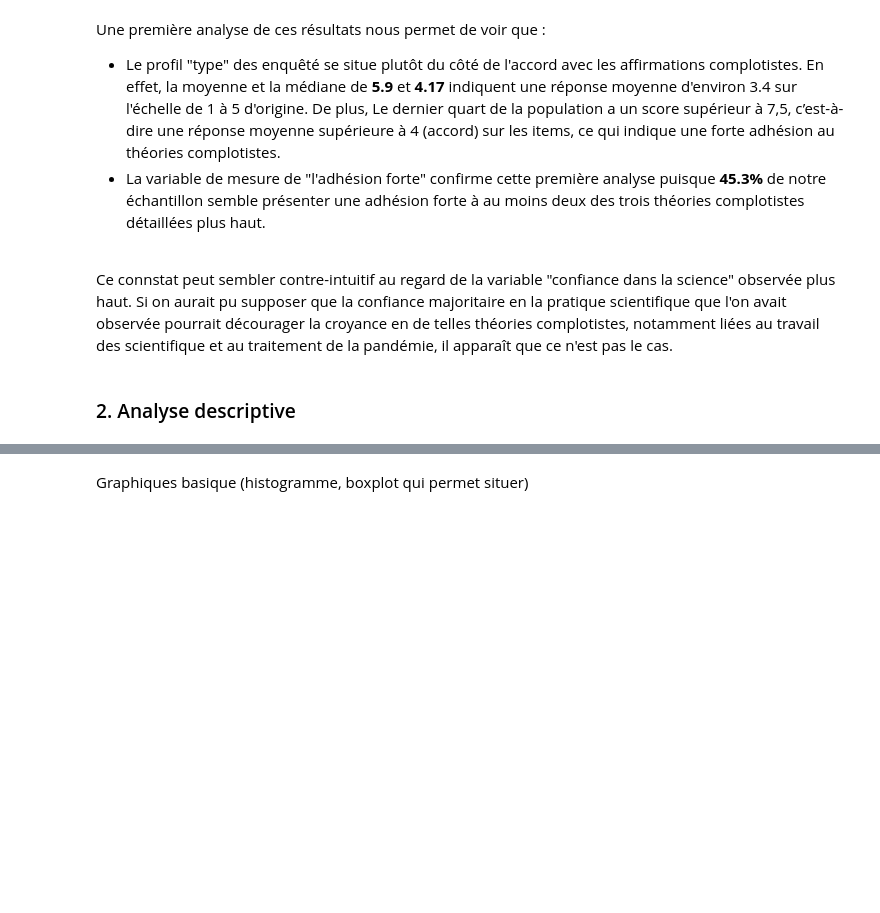
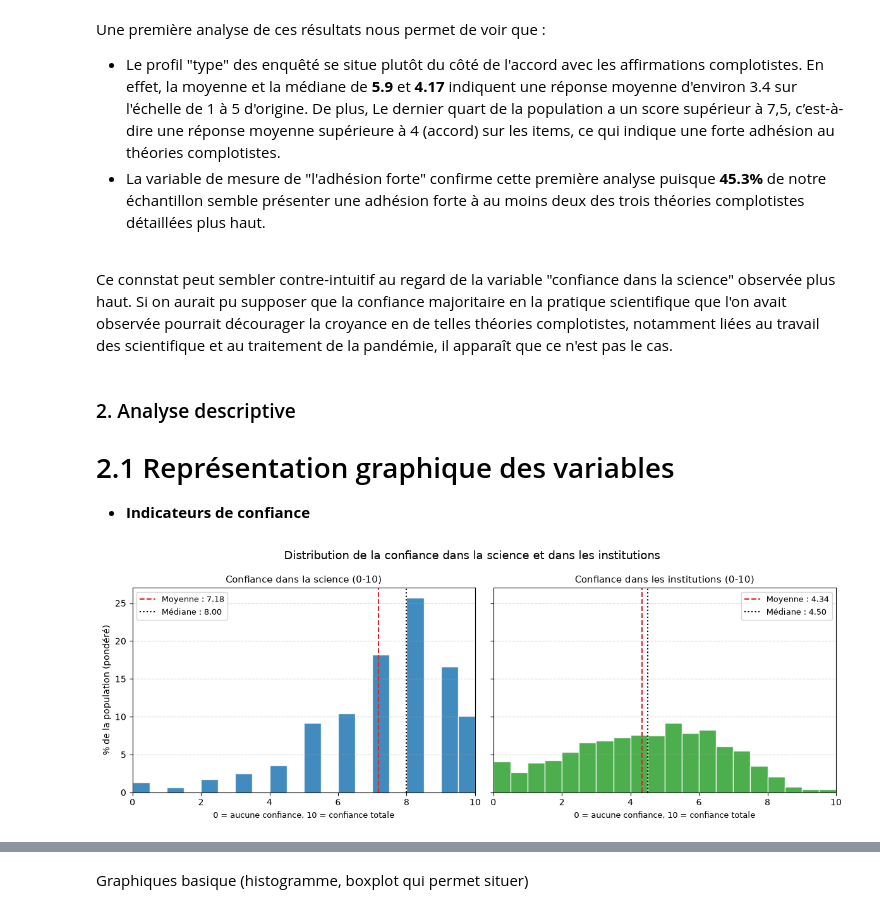
Before and after one commit to leila333/pythonds_2026, a Jupyter notebook: rapport_final.ipynb, the cells around one changed output, grey strips where cells are left out. Cells and saved outputs as stored; diff of their text form; code cells hidden in the pictures; blank space fills up the shorter version.

Commit message:
graphiques et visualisation

```diff
--- a/rapport_final.ipynb
+++ b/rapport_final.ipynb
@@ -499,3 +499,44 @@ Une première analyse de ces résultats nous permet de voir que :
 Ce connstat peut sembler contre-intuitif au regard de la variable "confiance dans la science" observée plus haut. Si on aurait pu supposer que la confiance majoritaire en la pratique scientifique que l'on avait observée pourrait décourager la croyance en de telles théories complotistes, notamment liées au travail des scientifique et au traitement de la pandémie, il apparaît que ce n'est pas le cas.
 # %% [markdown]
 ### 2. Analyse descriptive
+# 2.1 Représentation graphique des variables
+
+* **Indicateurs de confiance**
+# %%
+import matplotlib.pyplot as plt
+
+variables_hist = {
+    "confiance_science": "Confiance dans la science (0-10)",
+    "confiance_institutions": "Confiance dans les institutions (0-10)",
+}
+couleurs = ["#1f77b4", "#2ca02c"]
+bins = np.linspace(0, 10, 21)  # mêmes classes (pas de 0,5) pour comparer les deux graphiques
+
+fig, axes = plt.subplots(1, 2, figsize=(12, 4.5), sharey=True)
+
+for ax, (var, titre), couleur in zip(axes, variables_hist.items(), couleurs):
+    sub = df_final[[var, POIDS]].dropna()
+    x, w = sub[var], sub[POIDS]
+
+    # Histogramme pondéré, exprimé en % de la population
+    ax.hist(x, bins=bins, weights=100 * w / w.sum(),
+            color=couleur, edgecolor="white", alpha=0.85)
+
+    # Moyenne et médiane pondérées
+    moy = moyenne_ponderee(x, w)
+    med = quantile_pondere(x, w, 0.5)
+    ax.axvline(moy, color="#d62728", linestyle="--", linewidth=1.5, label=f"Moyenne : {moy:.2f}")
+    ax.axvline(med, color="black", linestyle=":", linewidth=1.5, label=f"Médiane : {med:.2f}")
+
+    ax.set_title(titre, fontsize=11)
+    ax.set_xlabel("0 = aucune confiance, 10 = confiance totale", fontsize=9)
+    ax.set_xlim(0, 10)
+    ax.grid(axis="y", linestyle="--", alpha=0.5)
+    ax.legend(fontsize=9)
+
+axes[0].set_ylabel("% de la population (pondéré)")
+fig.suptitle("Distribution de la confiance dans la science et dans les institutions", fontsize=13)
+plt.tight_layout()
+plt.show()
+# %% [output]
+[figure, added]
```
Also changed, not shown: parts of 38 cells of this notebook.
